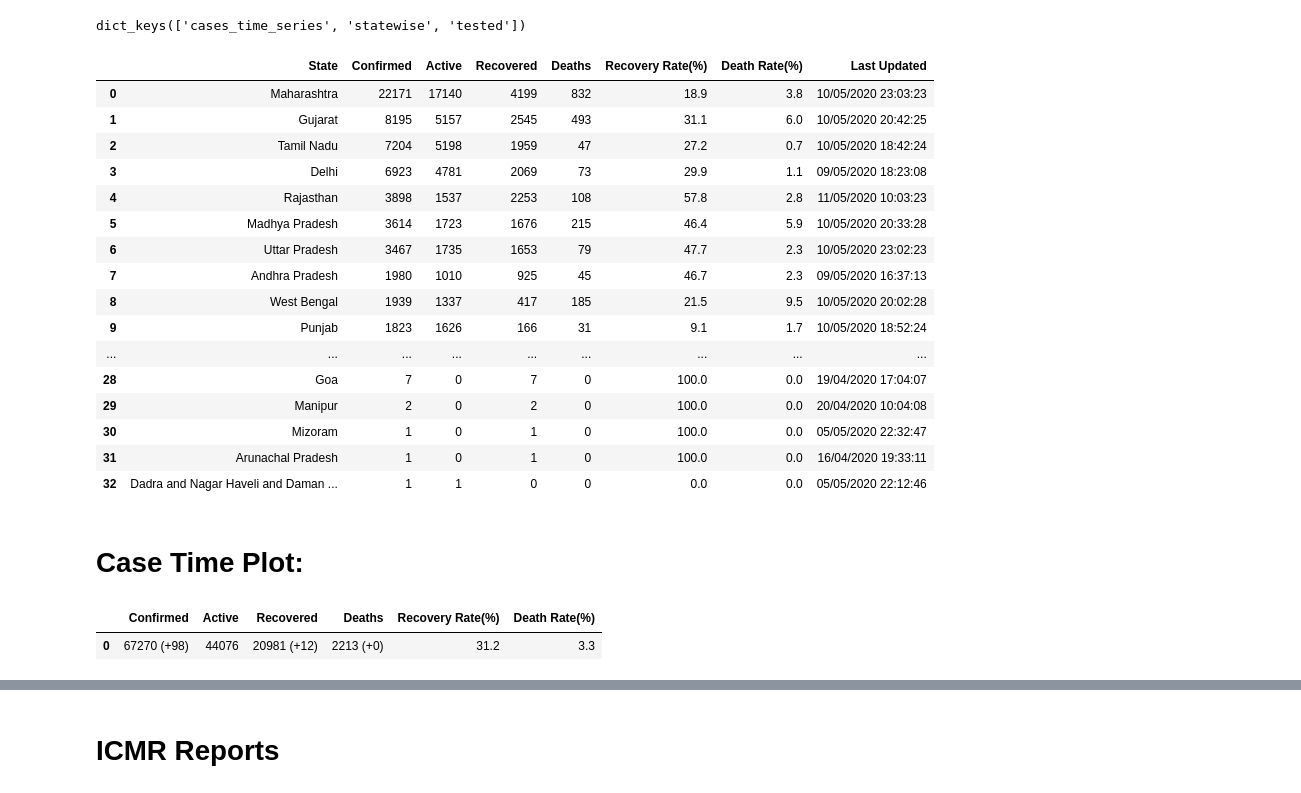
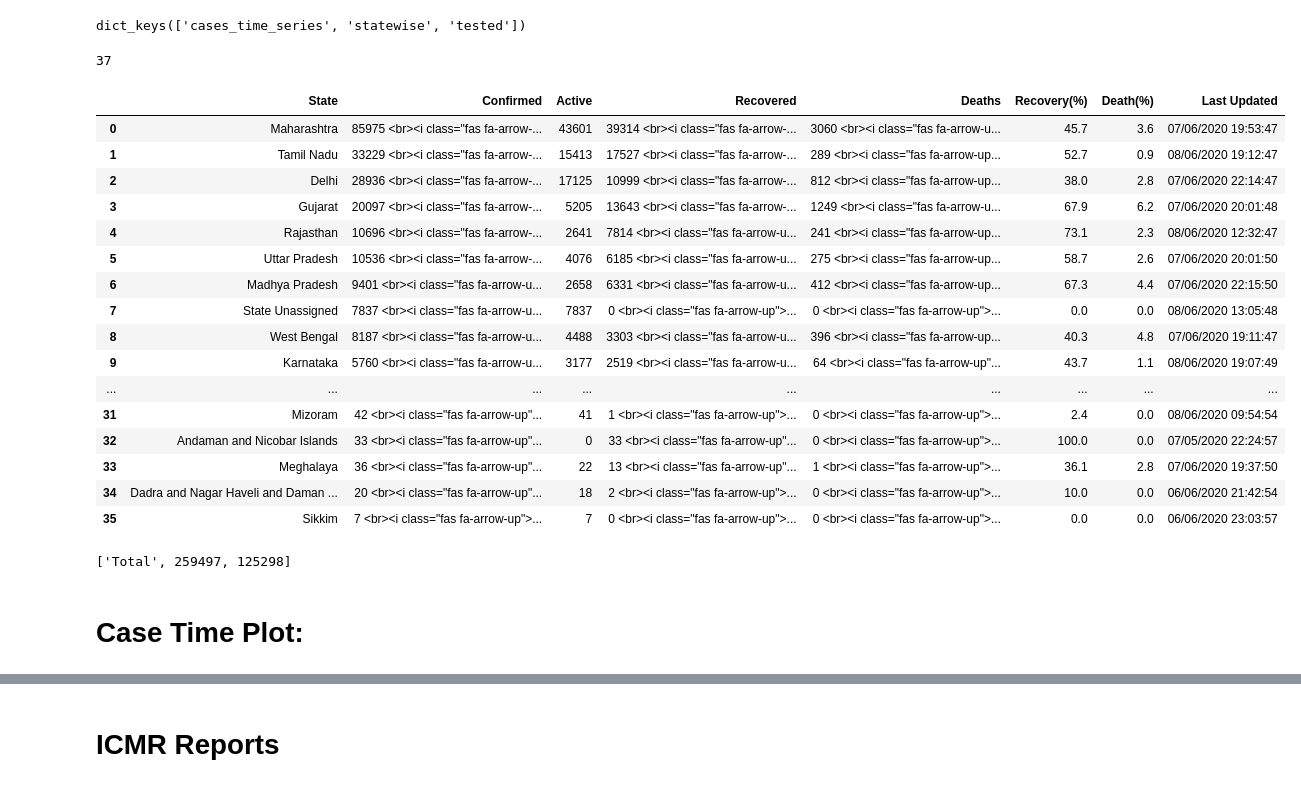
Before and after one commit to sudo-rajarshi/covid19indialive, a Jupyter notebook: Covid'19-API_Data-Train-MULP.ipynb, the cells around one changed output, grey strips where cells are left out. Drawn from its saved outputs; the diff is of its cells as text; code cells hidden in the pictures.

```diff
--- a/Covid'19-API_Data-Train-MULP.ipynb
+++ b/Covid'19-API_Data-Train-MULP.ipynb
@@ -59,6 +63,14 @@ for j in range(len(state_data)):
         deltadeaths_list.append(deltadeaths)
 
         lastupdatedtime_list.append(lastupdatedtime)
+# %%
+len(deltaconfirmed_list)
+# %% [output]
+37
+# %%
+deltaconfirmed_list = np.array(deltaconfirmed_list)
+deltarecovered_list = np.array(deltarecovered_list)
+deltadeaths_list = np.array(deltadeaths_list)
 # %%
 confirmed_list = np.array(confirmed_list, dtype = int)
 recovered_list = np.array(recovered_list, dtype = int)
@@ -77,27 +89,37 @@ for s in death_rate:
 for p in recovery_rate:
     p = round(p,1)
     recovery_rate_list = np.append(recovery_rate_list, p)
+# %%
+confirmed_list_ = []
+recovered_list_ = []
+deaths_list_ = []
+
+i = 0
+for i in range(len(confirmed_list)):
+    confirmed_list_ = np.append(confirmed_list_, str(confirmed_list[i]) + """ <br><i class="fas fa-arrow-up"></i> """ + str(deltaconfirmed_list[i]))
+    recovered_list_ = np.append(recovered_list_, str(recovered_list[i]) + """ <br><i class="fas fa-arrow-up"></i> """ + str(deltarecovered_list[i]))
+    deaths_list_ = np.append(deaths_list_, str(deaths_list[i]) + """ <br><i class="fas fa-arrow-up"></i> """ + str(deltadeaths_list[i]))
 # %%
-state_data = {'State':state_list[1:],'Confirmed':confirmed_list[1:], 'Active':active[1:], 'Recovered':recovered_list[1:], 'Deaths':deaths_list[1:], 'Recovery Rate(%)':recovery_rate_list[1:], 'Death Rate(%)':death_rate_list[1:], 'Last Updated':lastupdatedtime_list[1:]}
+state_data = {'State':state_list[1:],'Confirmed':confirmed_list_[1:], 'Active':active[1:], 'Recovered':recovered_list_[1:], 'Deaths':deaths_list_[1:], 'Recovery(%)':recovery_rate_list[1:], 'Death(%)':death_rate_list[1:], 'Last Updated':lastupdatedtime_list[1:]}
 df_state_data = pd.DataFrame(state_data)
 df_state_data.to_csv('State_data.csv')
-df_state_data.to_html('State_data.html', border=0, justify = 'left', index = False, table_id = "state_data_table")
+df_state_data.to_html('State_data.html', border=0, justify = 'left', index = False, table_id = "state_data_table", escape=False)
 df_state_data
 # %% [output]
-|  | State | Confirmed | Active | Recovered | Deaths | Recovery Rate(%) | Death Rate(%) | Last Updated |
-| 0 | Maharashtra | 22171 | 17140 | 4199 | 832 | 18.9 | 3.8 | 10/05/2020 23:03:23 |
-| 1 | Gujarat | 8195 | 5157 | 2545 | 493 | 31.1 | 6.0 | 10/05/2020 20:42:25 |
-| 2 | Tamil Nadu | 7204 | 5198 | 1959 | 47 | 27.2 | 0.7 | 10/05/2020 18:42:24 |
-| 3 | Delhi | 6923 | 4781 | 2069 | 73 | 29.9 | 1.1 | 09/05/2020 18:23:08 |
-| 4 | Rajasthan | 3898 | 1537 | 2253 | 108 | 57.8 | 2.8 | 11/05/2020 10:03:23 |
-| 5 | Madhya Pradesh | 3614 | 1723 | 1676 | 215 | 46.4 | 5.9 | 10/05/2020 20:33:28 |
-| 6 | Uttar Pradesh | 3467 | 1735 | 1653 | 79 | 47.7 | 2.3 | 10/05/2020 23:02:23 |
-| 7 | Andhra Pradesh | 1980 | 1010 | 925 | 45 | 46.7 | 2.3 | 09/05/2020 16:37:13 |
-| 8 | West Bengal | 1939 | 1337 | 417 | 185 | 21.5 | 9.5 | 10/05/2020 20:02:28 |
-| 9 | Punjab | 1823 | 1626 | 166 | 31 | 9.1 | 1.7 | 10/05/2020 18:52:24 |
+|  | State | Confirmed | Active | Recovered | Deaths | Recovery(%) | Death(%) | Last Updated |
+| 0 | Maharashtra | 85975 <br><i class="fas fa-arrow-... | 43601 | 39314 <br><i class="fas fa-arrow-... | 3060 <br><i class="fas fa-arrow-u... | 45.7 | 3.6 | 07/06/2020 19:53:47 |
+| 1 | Tamil Nadu | 33229 <br><i class="fas fa-arrow-... | 15413 | 17527 <br><i class="fas fa-arrow-... | 289 <br><i class="fas fa-arrow-up... | 52.7 | 0.9 | 08/06/2020 19:12:47 |
+| 2 | Delhi | 28936 <br><i class="fas fa-arrow-... | 17125 | 10999 <br><i class="fas fa-arrow-... | 812 <br><i class="fas fa-arrow-up... | 38.0 | 2.8 | 07/06/2020 22:14:47 |
+| 3 | Gujarat | 20097 <br><i class="fas fa-arrow-... | 5205 | 13643 <br><i class="fas fa-arrow-... | 1249 <br><i class="fas fa-arrow-u... | 67.9 | 6.2 | 07/06/2020 20:01:48 |
+| 4 | Rajasthan | 10696 <br><i class="fas fa-arrow-... | 2641 | 7814 <br><i class="fas fa-arrow-u... | 241 <br><i class="fas fa-arrow-up... | 73.1 | 2.3 | 08/06/2020 12:32:47 |
+| 5 | Uttar Pradesh | 10536 <br><i class="fas fa-arrow-... | 4076 | 6185 <br><i class="fas fa-arrow-u... | 275 <br><i class="fas fa-arrow-up... | 58.7 | 2.6 | 07/06/2020 20:01:50 |
+| 6 | Madhya Pradesh | 9401 <br><i class="fas fa-arrow-u... | 2658 | 6331 <br><i class="fas fa-arrow-u... | 412 <br><i class="fas fa-arrow-up... | 67.3 | 4.4 | 07/06/2020 22:15:50 |
+| 7 | State Unassigned | 7837 <br><i class="fas fa-arrow-u... | 7837 | 0 <br><i class="fas fa-arrow-up">... | 0 <br><i class="fas fa-arrow-up">... | 0.0 | 0.0 | 08/06/2020 13:05:48 |
+| 8 | West Bengal | 8187 <br><i class="fas fa-arrow-u... | 4488 | 3303 <br><i class="fas fa-arrow-u... | 396 <br><i class="fas fa-arrow-up... | 40.3 | 4.8 | 07/06/2020 19:11:47 |
+| 9 | Karnataka | 5760 <br><i class="fas fa-arrow-u... | 3177 | 2519 <br><i class="fas fa-arrow-u... | 64 <br><i class="fas fa-arrow-up"... | 43.7 | 1.1 | 08/06/2020 19:07:49 |
 | ... | ... | ... | ... | ... | ... | ... | ... | ... |
-| 28 | Goa | 7 | 0 | 7 | 0 | 100.0 | 0.0 | 19/04/2020 17:04:07 |
-| 29 | Manipur | 2 | 0 | 2 | 0 | 100.0 | 0.0 | 20/04/2020 10:04:08 |
-| 30 | Mizoram | 1 | 0 | 1 | 0 | 100.0 | 0.0 | 05/05/2020 22:32:47 |
-| 31 | Arunachal Pradesh | 1 | 0 | 1 | 0 | 100.0 | 0.0 | 16/04/2020 19:33:11 |
-| 32 | Dadra and Nagar Haveli and Daman ... | 1 | 1 | 0 | 0 | 0.0 | 0.0 | 05/05/2020 22:12:46 |
+| 31 | Mizoram | 42 <br><i class="fas fa-arrow-up"... | 41 | 1 <br><i class="fas fa-arrow-up">... | 0 <br><i class="fas fa-arrow-up">... | 2.4 | 0.0 | 08/06/2020 09:54:54 |
+| 32 | Andaman and Nicobar Islands | 33 <br><i class="fas fa-arrow-up"... | 0 | 33 <br><i class="fas fa-arrow-up"... | 0 <br><i class="fas fa-arrow-up">... | 100.0 | 0.0 | 07/05/2020 22:24:57 |
+| 33 | Meghalaya | 36 <br><i class="fas fa-arrow-up"... | 22 | 13 <br><i class="fas fa-arrow-up"... | 1 <br><i class="fas fa-arrow-up">... | 36.1 | 2.8 | 07/06/2020 19:37:50 |
+| 34 | Dadra and Nagar Haveli and Daman ... | 20 <br><i class="fas fa-arrow-up"... | 18 | 2 <br><i class="fas fa-arrow-up">... | 0 <br><i class="fas fa-arrow-up">... | 10.0 | 0.0 | 06/06/2020 21:42:54 |
+| 35 | Sikkim | 7 <br><i class="fas fa-arrow-up">... | 7 | 0 <br><i class="fas fa-arrow-up">... | 0 <br><i class="fas fa-arrow-up">... | 0.0 | 0.0 | 06/06/2020 23:03:57 |
@@ -103,0 +129,9 @@ df_state_data
+# %%
+sss = []
+sss = [['State', 'Confirmed Cases', 'Recovered Cases']]
+
+for jj in range(len(state_list)):
+    sss.append([state_list[jj], confirmed_list[jj], recovered_list[jj]])
+sss.pop(1)
+# %% [output]
+['Total', 259497, 125298]
@@ -139,10 +181 @@ for t in range(len(time)):
     totaldeceased_list.append(totaldeceased)
-# %%
-total_data = {'Confirmed':str(confirmed_list[0]) + ' (+' + str(deltaconfirmed_list[0]) + ')', 'Active':active[0], 'Recovered':str(recovered_list[0]) + ' (+' + str(deltarecovered_list[0]) + ')', 'Deaths':str(deaths_list[0]) + ' (+' + str(deltadeaths_list[0]) + ')', 'Recovery Rate(%)':recovery_rate_list[0], 'Death Rate(%)':death_rate_list[0]}
-df_total_data = pd.DataFrame(total_data, index=[0])
-df_total_data.to_csv('total_data.csv')
-df_total_data.to_html('total_data.html', border=0, justify = 'center', index=False)
-df_total_data
-# %% [output]
-|  | Confirmed | Active | Recovered | Deaths | Recovery Rate(%) | Death Rate(%) |
-| 0 | 67270 (+98) | 44076 | 20981 (+12) | 2213 (+0) | 31.2 | 3.3 |
```
Also changed, not shown: parts of 86 cells of this notebook.
